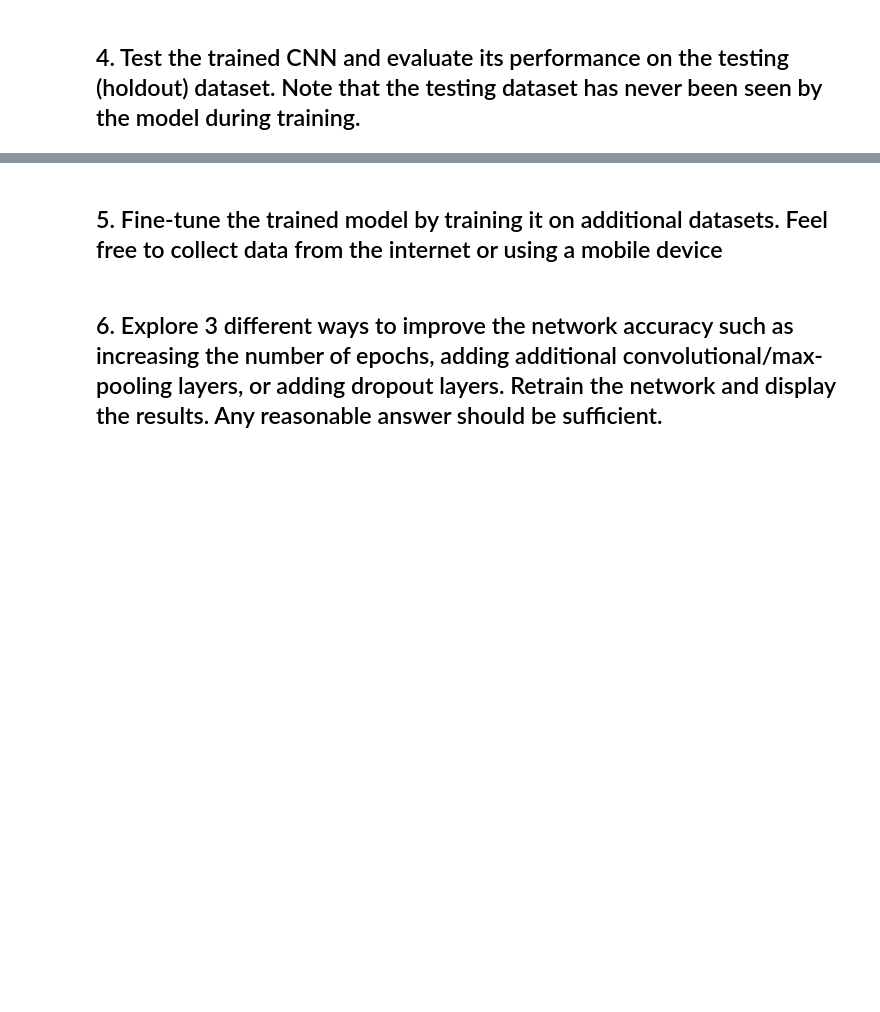
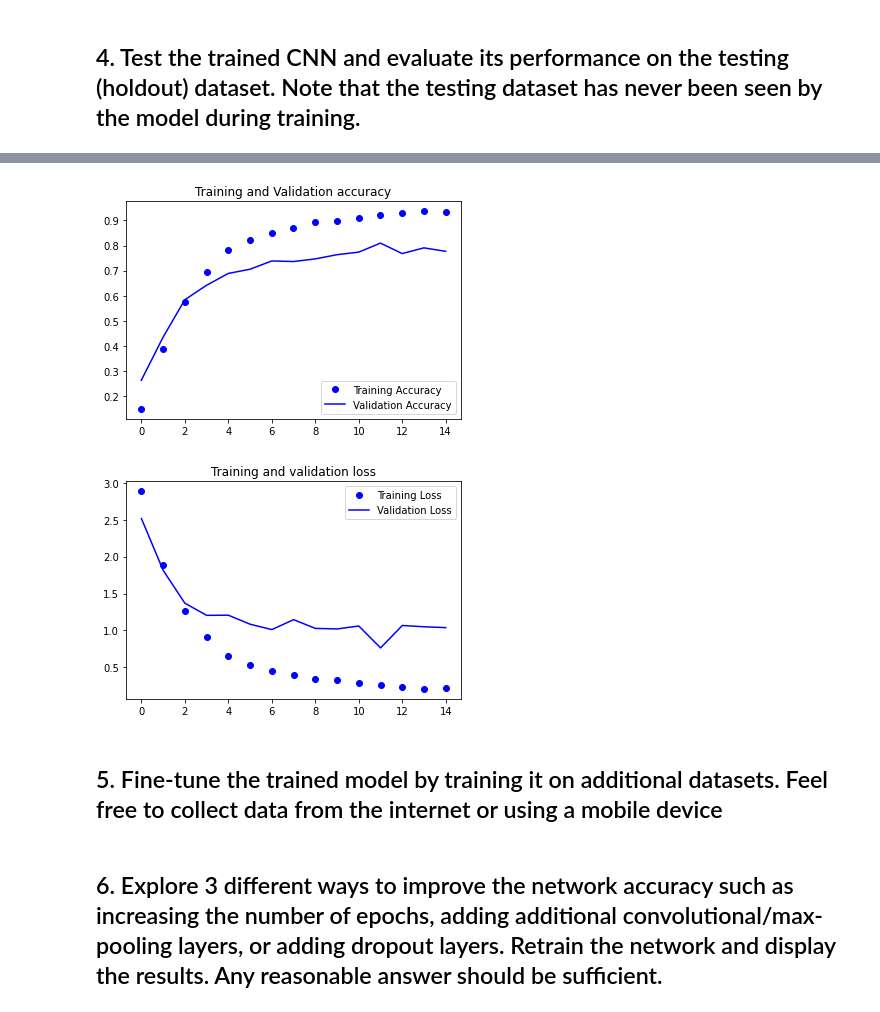
Before and after one commit to arol9204/CLASSIFY_TRAFFIC_SIGNS, a Jupyter notebook: Hello_AlexNet_Traffic_signs_1_1.ipynb, the cells around one changed output, grey strips where cells are left out. Drawn from its saved outputs; the diff is of its cells as text; code cells hidden in the pictures; blank space fills up the shorter version.

```diff
--- a/Hello_AlexNet_Traffic_signs_1_1.ipynb
+++ b/Hello_AlexNet_Traffic_signs_1_1.ipynb
@@ -317,3 +365,26 @@ print('Test Accuracy : {:.4f}'.format(score[1]))
+# %%
+# Plotting the result of accuracy in the training and validation datasets
+import matplotlib.pyplot as plt
+%matplotlib inline
+accuracy = history1.history['accuracy']
+val_accuracy = history1.history['val_accuracy']
+loss = history1.history['loss']
+val_loss = history1.history['val_loss']
+epochs = range(len(accuracy))
+
+plt.plot(epochs, accuracy, 'bo', label='Training Accuracy')
+plt.plot(epochs, val_accuracy, 'b', label='Validation Accuracy')
+plt.title('Training and Validation accuracy')
+plt.legend()
+plt.figure()
+plt.plot(epochs, loss, 'bo', label='Training Loss')
+plt.plot(epochs, val_loss, 'b', label='Validation Loss')
+plt.title('Training and validation loss')
+plt.legend()
+plt.show()
+# %% [output]
+[figure, added]
+[figure, added]
 # %% [markdown]
 ## 5. Fine-tune the trained model by training it on additional datasets. Feel free to collect data from the internet or using a mobile device
 # %% [markdown]
```
Also changed, not shown: parts of 35 cells of this notebook.
